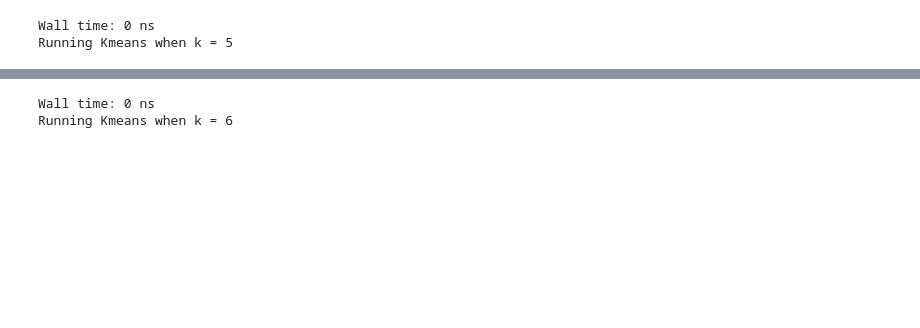
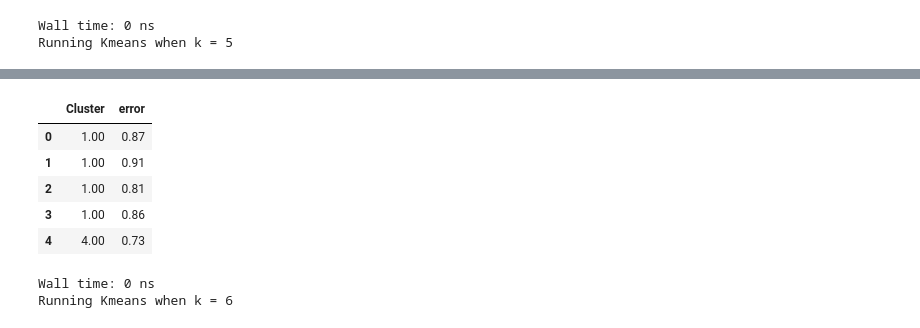
Before and after one commit to Ron256/DSC478MachineLearning, a Jupyter notebook: Notebooks/HomeWorkAssignments/ProgrammingMachineLearningAppsAssignment2_Clustering.ipynb, the cells around one changed output, grey strips where cells are left out. Saved outputs shown, nothing was run; the diff lists cells and outputs as text; code cells hidden in the pictures; blank space fills up the shorter version.

```diff
--- a/Notebooks/HomeWorkAssignments/ProgrammingMachineLearningAppsAssignment2_Clustering.ipynb
+++ b/Notebooks/HomeWorkAssignments/ProgrammingMachineLearningAppsAssignment2_Clustering.ipynb
@@ -512,3 +532,13 @@ Cluster size: 466
+# %%
+doc_cluster = pd.DataFrame(clusterAssment5, columns = ['Cluster','error'])
+doc_cluster.head()
+# %% [output]
+|  | Cluster | error |
+| 0 | 1.00 | 0.87 |
+| 1 | 1.00 | 0.91 |
+| 2 | 1.00 | 0.81 |
+| 3 | 1.00 | 0.86 |
+| 4 | 4.00 | 0.73 |
 # %%
 %time
 # (dataSet, k, distMeas=distEuclid, createCent=randCent)
```
Also changed, not shown: parts of 58 cells of this notebook.
